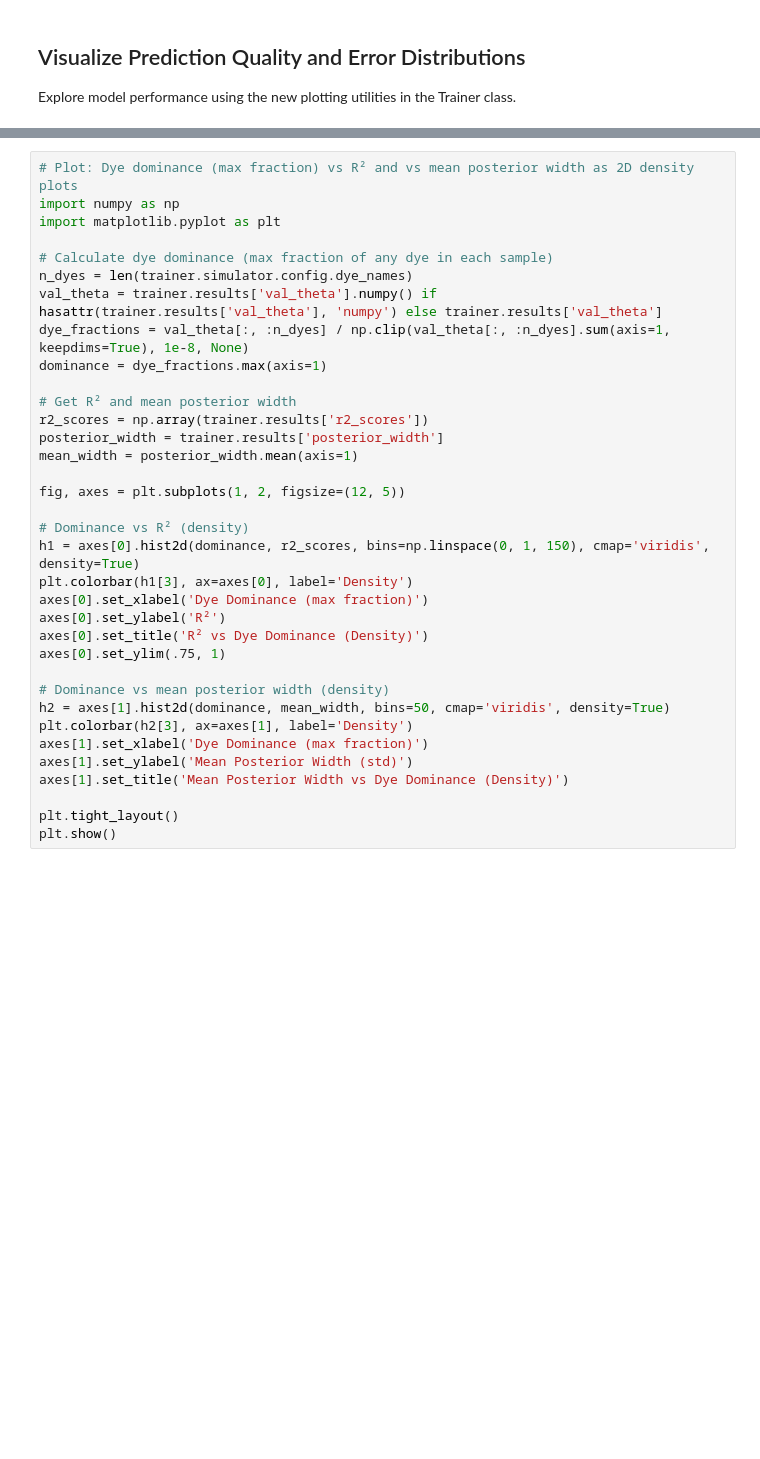
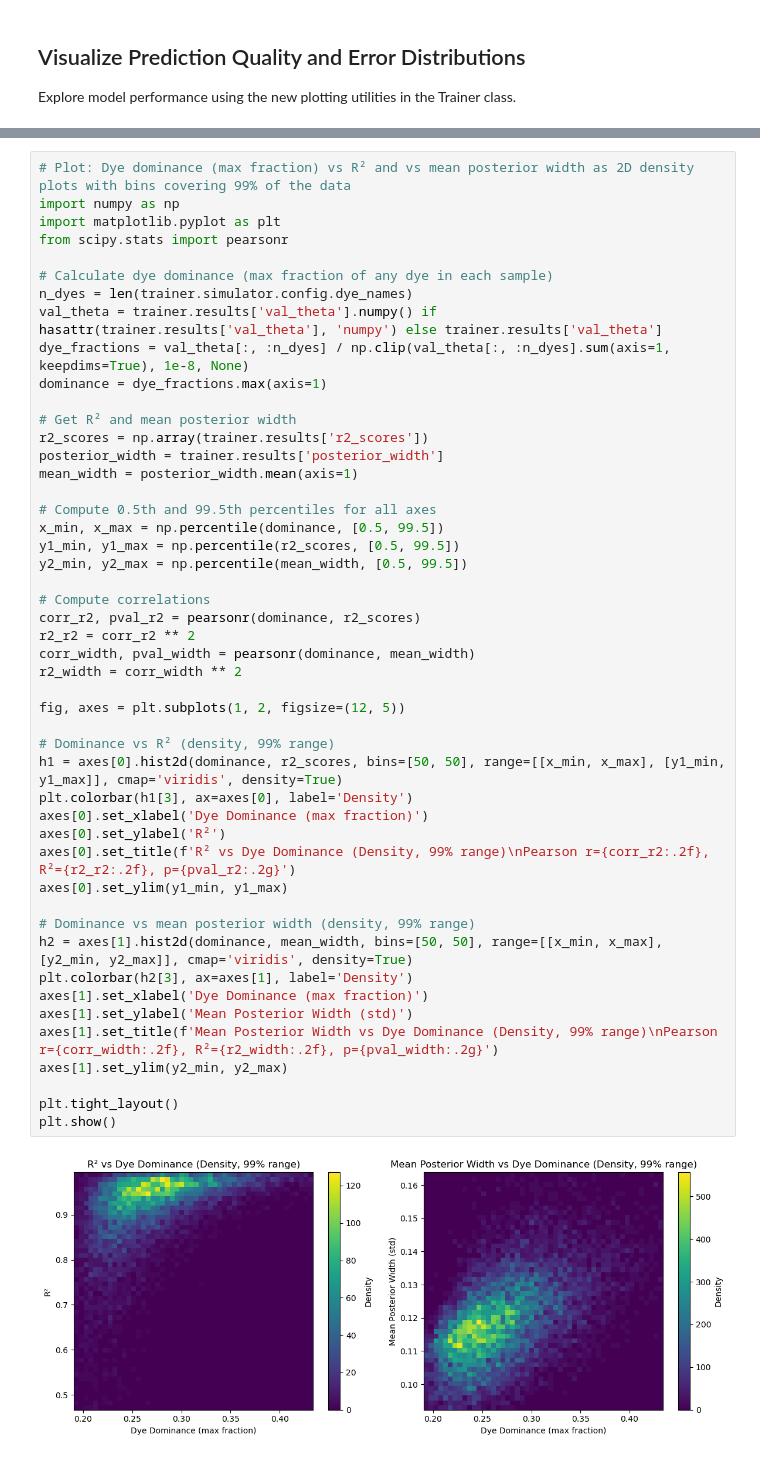
Before and after one commit to boazmohar/sbi-DELTA, a Jupyter notebook: sbi_delta/notebooks/sbi_training_workflow.ipynb, the cells around one changed output, grey strips where cells are left out. Cells and saved outputs as stored; diff of their text form; blank space fills up the shorter version.

```diff
--- a/sbi_delta/notebooks/sbi_training_workflow.ipynb
+++ b/sbi_delta/notebooks/sbi_training_workflow.ipynb
@@ -438,35 +487,50 @@ plt.show()
 # %%
-# Plot: Dye dominance (max fraction) vs R² and vs mean posterior width as 2D density plots
+# Plot: Dye dominance (max fraction) vs R² and vs mean posterior width as 2D density plots with bins covering 99% of the data
 import numpy as np
 import matplotlib.pyplot as plt
+from scipy.stats import pearsonr
 
 # Calculate dye dominance (max fraction of any dye in each sample)
 n_dyes = len(trainer.simulator.config.dye_names)
 val_theta = trainer.results['val_theta'].numpy() if hasattr(trainer.results['val_theta'], 'numpy') else trainer.results['val_theta']
 dye_fractions = val_theta[:, :n_dyes] / np.clip(val_theta[:, :n_dyes].sum(axis=1, keepdims=True), 1e-8, None)
 dominance = dye_fractions.max(axis=1)
 
 # Get R² and mean posterior width
 r2_scores = np.array(trainer.results['r2_scores'])
 posterior_width = trainer.results['posterior_width']
 mean_width = posterior_width.mean(axis=1)
 
+# Compute 0.5th and 99.5th percentiles for all axes
+x_min, x_max = np.percentile(dominance, [0.5, 99.5])
+y1_min, y1_max = np.percentile(r2_scores, [0.5, 99.5])
+y2_min, y2_max = np.percentile(mean_width, [0.5, 99.5])
+
+# Compute correlations
+corr_r2, pval_r2 = pearsonr(dominance, r2_scores)
+r2_r2 = corr_r2 ** 2
+corr_width, pval_width = pearsonr(dominance, mean_width)
+r2_width = corr_width ** 2
+
 fig, axes = plt.subplots(1, 2, figsize=(12, 5))
 
-# Dominance vs R² (density)
-h1 = axes[0].hist2d(dominance, r2_scores, bins=np.linspace(0, 1, 150), cmap='viridis', density=True)
+# Dominance vs R² (density, 99% range)
+h1 = axes[0].hist2d(dominance, r2_scores, bins=[50, 50], range=[[x_min, x_max], [y1_min, y1_max]], cmap='viridis', density=True)
 plt.colorbar(h1[3], ax=axes[0], label='Density')
 axes[0].set_xlabel('Dye Dominance (max fraction)')
 axes[0].set_ylabel('R²')
-axes[0].set_title('R² vs Dye Dominance (Density)')
-axes[0].set_ylim(.75, 1)
+axes[0].set_title(f'R² vs Dye Dominance (Density, 99% range)\nPearson r={corr_r2:.2f}, R²={r2_r2:.2f}, p={pval_r2:.2g}')
+axes[0].set_ylim(y1_min, y1_max)
 
-# Dominance vs mean posterior width (density)
-h2 = axes[1].hist2d(dominance, mean_width, bins=50, cmap='viridis', density=True)
+# Dominance vs mean posterior width (density, 99% range)
+h2 = axes[1].hist2d(dominance, mean_width, bins=[50, 50], range=[[x_min, x_max], [y2_min, y2_max]], cmap='viridis', density=True)
 plt.colorbar(h2[3], ax=axes[1], label='Density')
 axes[1].set_xlabel('Dye Dominance (max fraction)')
 axes[1].set_ylabel('Mean Posterior Width (std)')
-axes[1].set_title('Mean Posterior Width vs Dye Dominance (Density)')
+axes[1].set_title(f'Mean Posterior Width vs Dye Dominance (Density, 99% range)\nPearson r={corr_width:.2f}, R²={r2_width:.2f}, p={pval_width:.2g}')
+axes[1].set_ylim(y2_min, y2_max)
 
 plt.tight_layout()
 plt.show()
+# %% [output]
+[figure, added]
```
Also changed, not shown: parts of 15 cells of this notebook, 3 other files.
